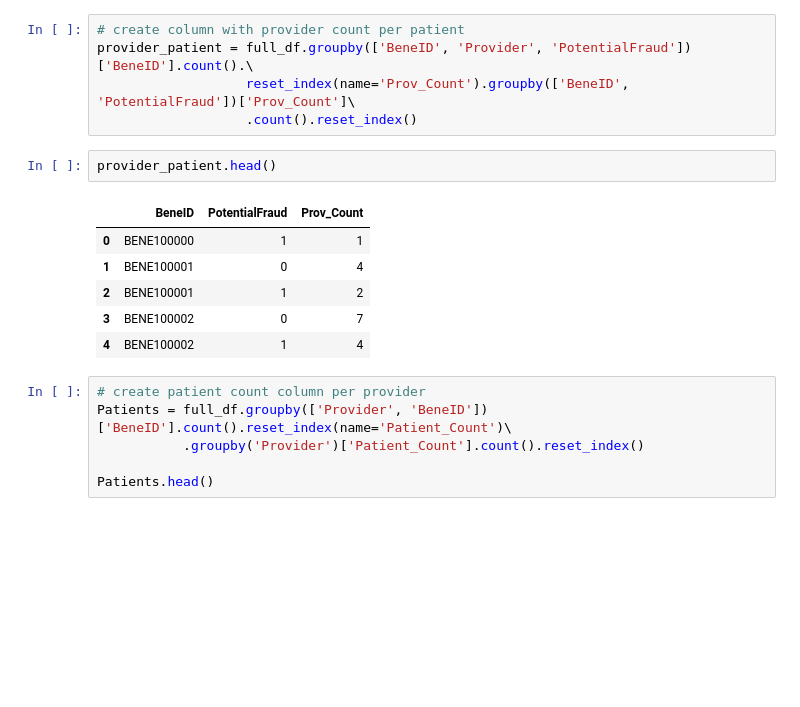
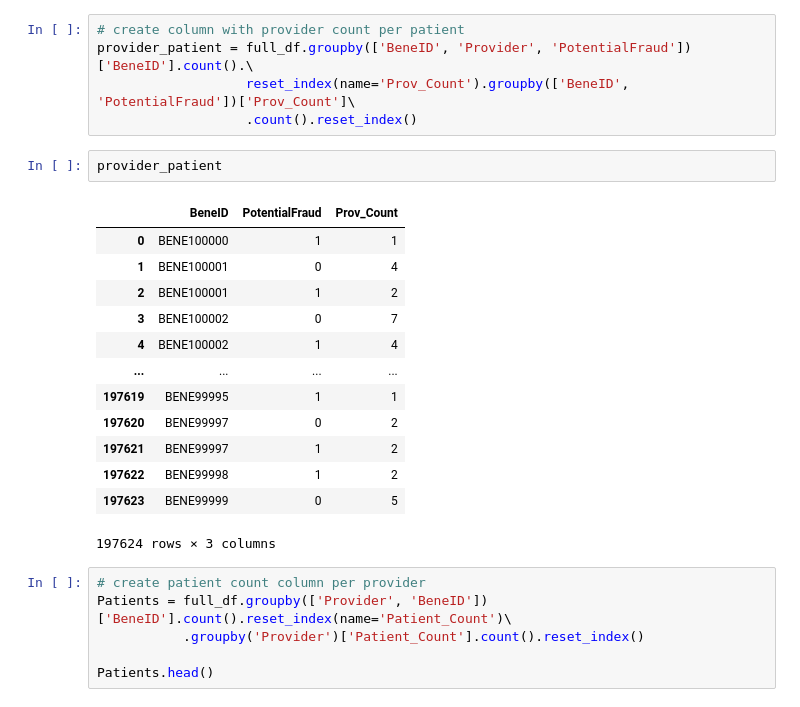
Before and after one commit to cosmochoi/healthcare_fraud, a Jupyter notebook: Fraud_Detection_EDA/EDA_Marcus.ipynb, the cells around one changed output. Saved outputs shown, nothing was run; the diff lists cells and outputs as text; blank space fills up the shorter version.

```diff
--- a/Fraud_Detection_EDA/EDA_Marcus.ipynb
+++ b/Fraud_Detection_EDA/EDA_Marcus.ipynb
@@ -320,14 +313,21 @@ provider_patient = full_df.groupby(['BeneID', 'Provider', 'PotentialFraud'])['Be
                    reset_index(name='Prov_Count').groupby(['BeneID', 'PotentialFraud'])['Prov_Count']\
                    .count().reset_index()
 # %%
-provider_patient.head()
+provider_patient
 # %% [output]
 |  | BeneID | PotentialFraud | Prov_Count |
 | 0 | BENE100000 | 1 | 1 |
 | 1 | BENE100001 | 0 | 4 |
 | 2 | BENE100001 | 1 | 2 |
 | 3 | BENE100002 | 0 | 7 |
 | 4 | BENE100002 | 1 | 4 |
+| ... | ... | ... | ... |
+| 197619 | BENE99995 | 1 | 1 |
+| 197620 | BENE99997 | 0 | 2 |
+| 197621 | BENE99997 | 1 | 2 |
+| 197622 | BENE99998 | 1 | 2 |
+| 197623 | BENE99999 | 0 | 5 |
+197624 rows × 3 columns
 # %%
 # create patient count column per provider
 Patients = full_df.groupby(['Provider', 'BeneID'])['BeneID'].count().reset_index(name='Patient_Count')\
```
Also changed, not shown: parts of 10 cells of this notebook.
